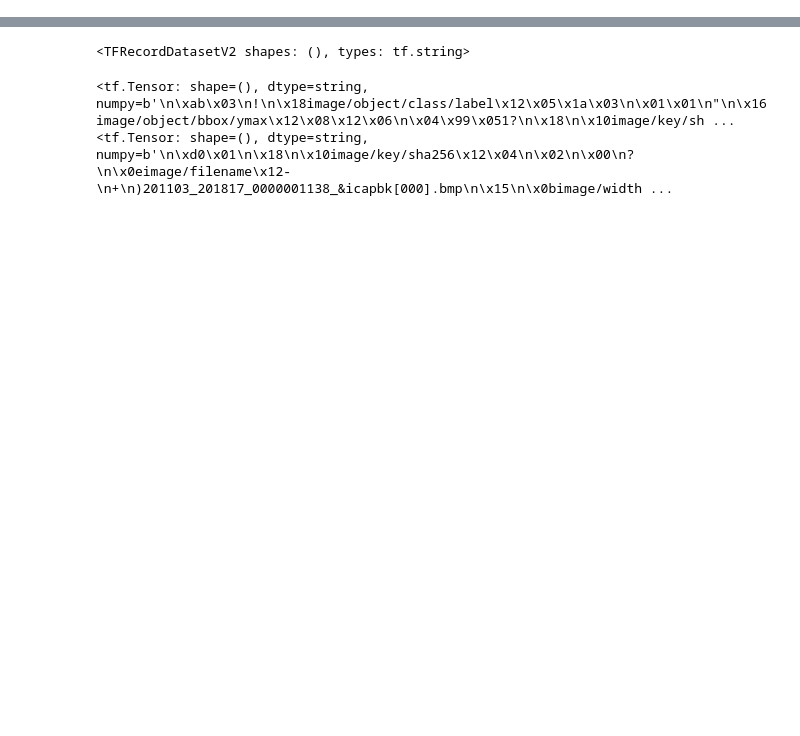
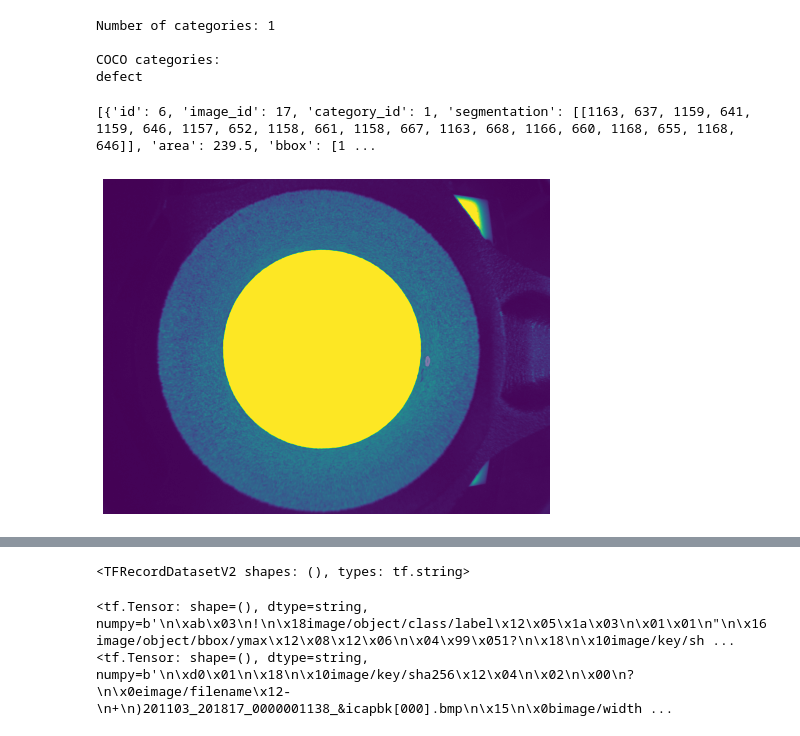
Before and after one commit to josebravogarcia/DeepLearning, a Jupyter notebook: tutorials/importar_labeling.ipynb, the cells around one changed output, grey strips where cells are left out. Saved outputs shown, nothing was run; the diff lists cells and outputs as text; code cells hidden in the pictures; blank space fills up the shorter version.

```diff
--- a/tutorials/importar_labeling.ipynb
+++ b/tutorials/importar_labeling.ipynb
@@ -41,0 +62,13 @@ Resolving deltas: 100% (21/21), done.
+# %%
+#validation set details
+imgIds = coco.getImgIds()
+print("Total images: {}".format(len(imgIds)))
+rand=2 #np.random.randint(0,len(imgIds))
+img = coco.loadImgs(imgIds[rand])[0]
+print("Image example:")
+print(img)
+annIds=coco.getAnnIds()
+print("\nTotal annotations: {}".format(len(annIds)))
+ann=coco.loadAnns(coco.getAnnIds(imgIds=img['id']))
+print("Annotation example:")
+print(ann[0])
@@ -41,0 +83,17 @@ Resolving deltas: 100% (21/21), done.
+# %%
+#validation set details
+imgIds = coco.getImgIds()
+print("Total images: {}".format(len(imgIds)))
+rand=17 #np.random.randint(0,len(imgIds))
+img = coco.loadImgs(imgIds[rand])[0]
+print("Image example:")
+print(img)
+annIds=coco.getAnnIds()
+print("\nTotal annotations: {}".format(len(annIds)))
+print(annIds)
+
+gt_ann_ids = coco.getAnnIds(imgIds=[rand])
+gt_anns = coco.loadAnns(gt_ann_ids)
+
+print("Annotation example:")
+print(gt_anns)
@@ -41,0 +109,21 @@ Resolving deltas: 100% (21/21), done.
+# %%
+cats = coco.loadCats(coco.getCatIds())
+print("Number of categories: {}".format(len(cats)))
+nms=[cat['name'] for cat in cats]
+print('\nCOCO categories: \n{}\n'.format(' '.join(nms)))
+# %% [output]
+Number of categories: 1
+
+COCO categories:
+defect
+# %%
+#Example
+I = io.imread(img['file_name'])
+plt.imshow(I); plt.axis('off')
+annIds = coco.getAnnIds(imgIds=img['id'])
+anns = coco.loadAnns(annIds)
+coco.showAnns(gt_anns)
+print(gt_anns)
+# %% [output]
+[{'id': 6, 'image_id': 17, 'category_id': 1, 'segmentation': [[1163, 637, 1159, 641, 1159, 646, 1157, 652, 1158, 661, 1158, 667, 1163, 668, 1166, 660, 1168, 655, 1168, 646]], 'area': 239.5, 'bbox': [1 ...
+[figure, added]
```
Also changed, not shown: parts of 6 cells of this notebook.
